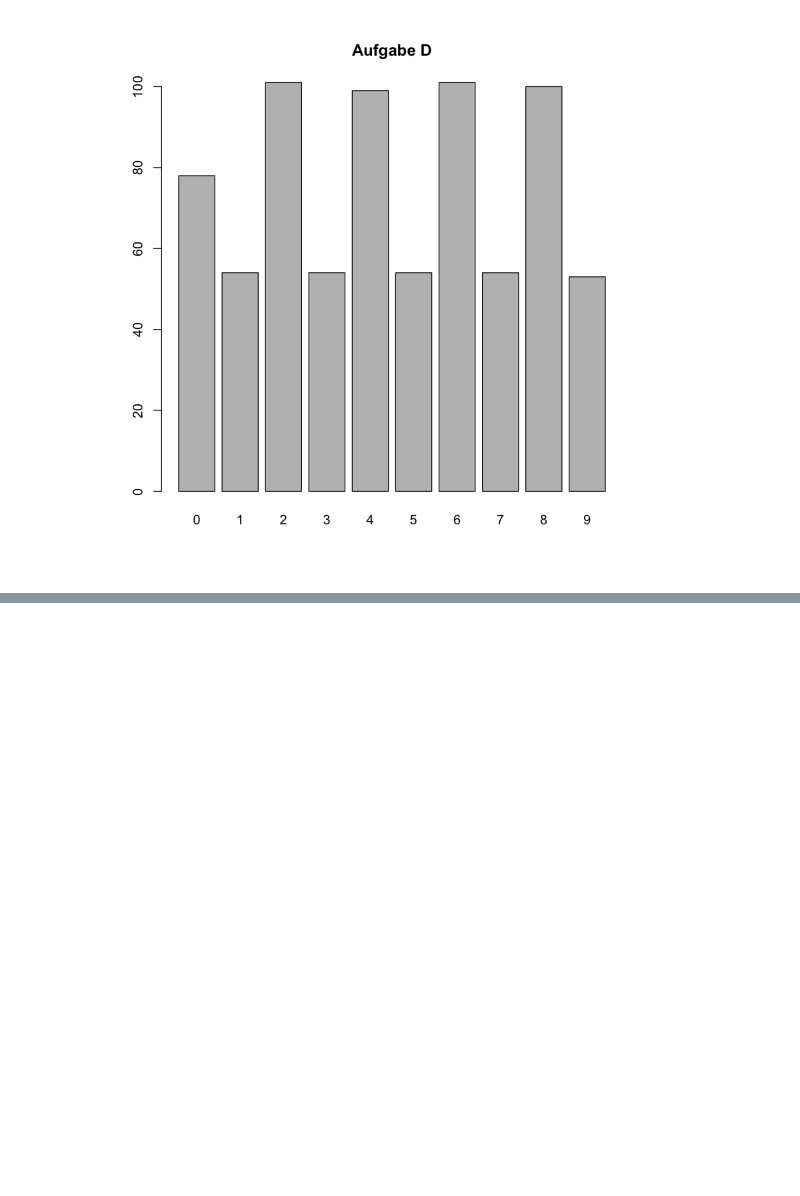
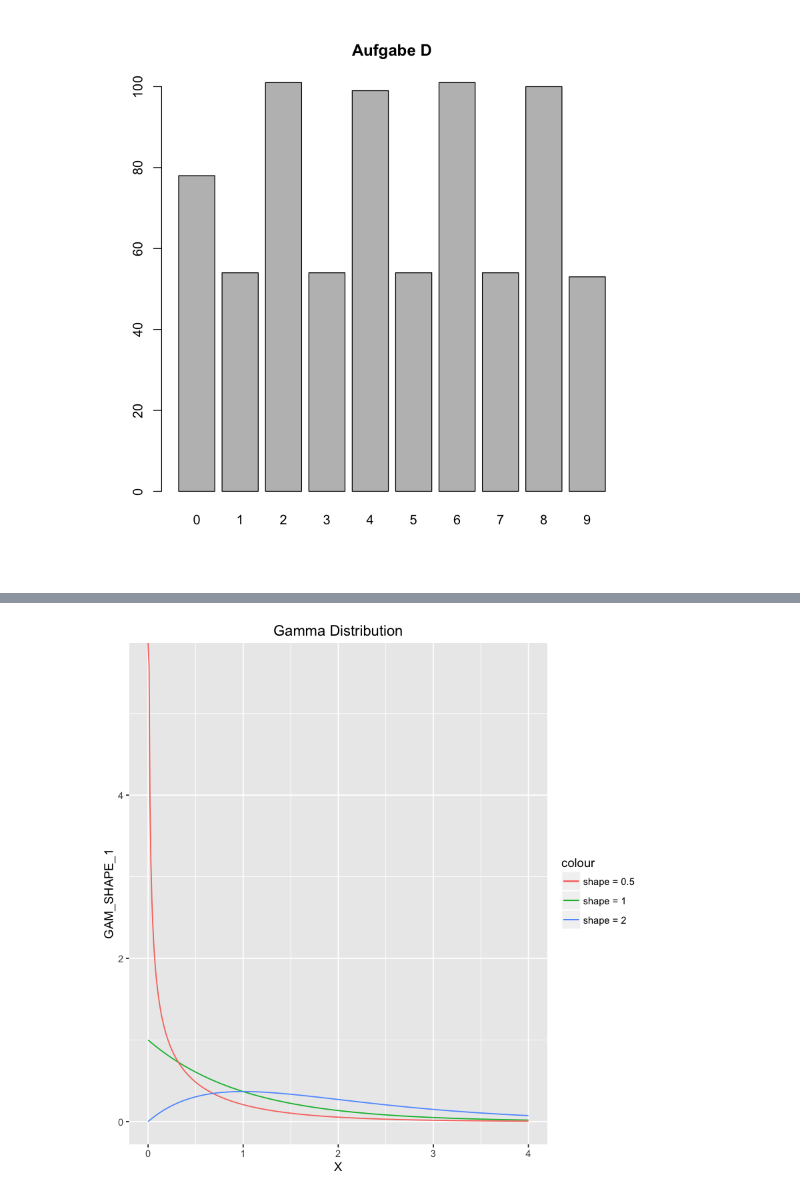
Before and after one commit to jgoerner/Programming-for-DataScience, a Jupyter notebook: Aufgabenblaetter/Aufgabenblatt 5.ipynb, the cells around one changed output, grey strips where cells are left out. Cells and saved outputs as stored; diff of their text form; code cells hidden in the pictures; blank space fills up the shorter version.

```diff
--- a/Aufgabenblaetter/Aufgabenblatt 5.ipynb
+++ b/Aufgabenblaetter/Aufgabenblatt 5.ipynb
@@ -105,0 +349,10 @@ B:
+# %%
+g_gam <-
+ggplot(data=df) +
+geom_line(mapping=aes(x=X, y=GAM_SHAPE_1, colour="shape = 1")) +
+geom_line(mapping=aes(x=X, y=GAM_SHAPE_05, colour="shape = 0.5")) +
+geom_line(mapping=aes(x=X, y=GAM_SHAPE_2, colour="shape = 2")) +
+ggtitle("Gamma Distribution")
+g_gam
+# %% [output]
+[figure, added]
```
Also changed, not shown: parts of 17 cells of this notebook, 2 other files.
